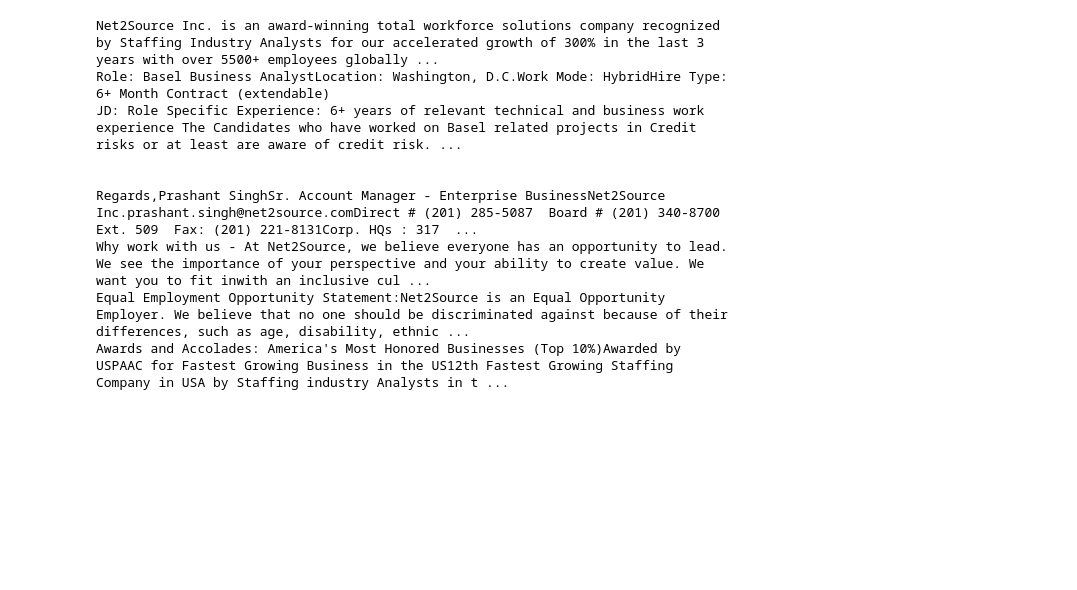
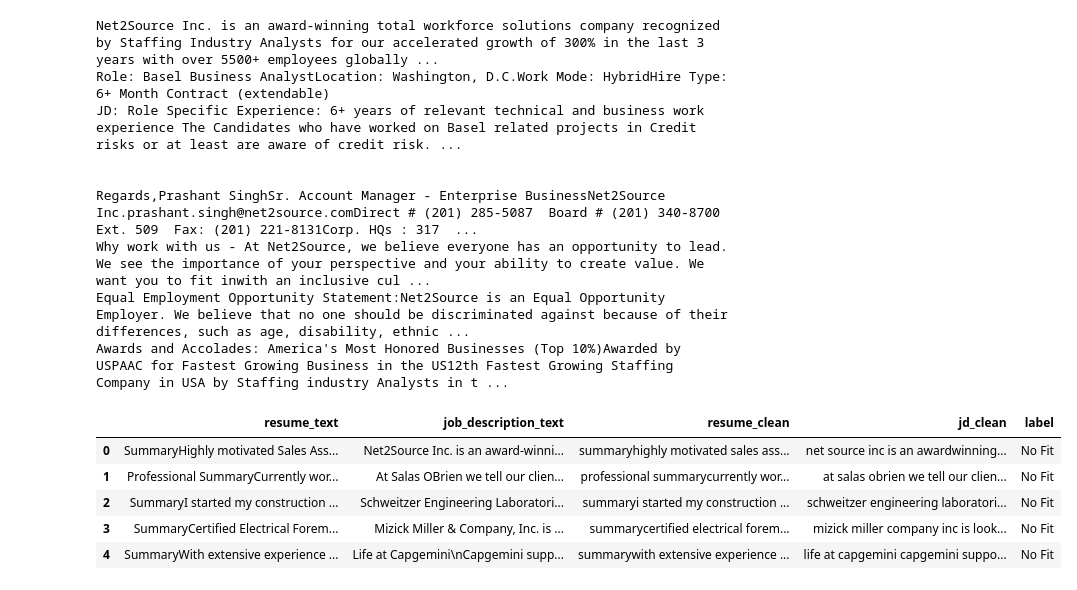
Before and after one commit to jainab-bee/TwinFit-AI, a Jupyter notebook: notebooks/01_EDA.ipynb, the cells around one changed output. Drawn from its saved outputs; the diff is of its cells as text; code cells hidden in the pictures; blank space fills up the shorter version.

```diff
--- a/notebooks/01_EDA.ipynb
+++ b/notebooks/01_EDA.ipynb
@@ -131,3 +131,14 @@ Regards,Prashant SinghSr. Account Manager - Enterprise BusinessNet2Source Inc.pr
 Why work with us - At Net2Source, we believe everyone has an opportunity to lead. We see the importance of your perspective and your ability to create value. We want you to fit inwith an inclusive cul ...
 Equal Employment Opportunity Statement:Net2Source is an Equal Opportunity Employer. We believe that no one should be discriminated against because of their differences, such as age, disability, ethnic ...
 Awards and Accolades: America's Most Honored Businesses (Top 10%)Awarded by USPAAC for Fastest Growing Business in the US12th Fastest Growing Staffing Company in USA by Staffing industry Analysts in t ...
+# %%
+df2=pd.read_csv("C:\\Users\\LENOVO\\Desktop\\YES@\\data\\processed\\cleaned_train.csv")
+# %%
+df2.head()
+# %% [output]
+|  | resume_text | job_description_text | resume_clean | jd_clean | label |
+| 0 | SummaryHighly motivated Sales Ass... | Net2Source Inc. is an award-winni... | summaryhighly motivated sales ass... | net source inc is an awardwinning... | No Fit |
+| 1 | Professional SummaryCurrently wor... | At Salas OBrien we tell our clien... | professional summarycurrently wor... | at salas obrien we tell our clien... | No Fit |
+| 2 | SummaryI started my construction ... | Schweitzer Engineering Laboratori... | summaryi started my construction ... | schweitzer engineering laboratori... | No Fit |
+| 3 | SummaryCertified Electrical Forem... | Mizick Miller & Company, Inc. is ... | summarycertified electrical forem... | mizick miller company inc is look... | No Fit |
+| 4 | SummaryWith extensive experience ... | Life at Capgemini\nCapgemini supp... | summarywith extensive experience ... | life at capgemini capgemini suppo... | No Fit |
```
Also changed, not shown: 27 other files.
